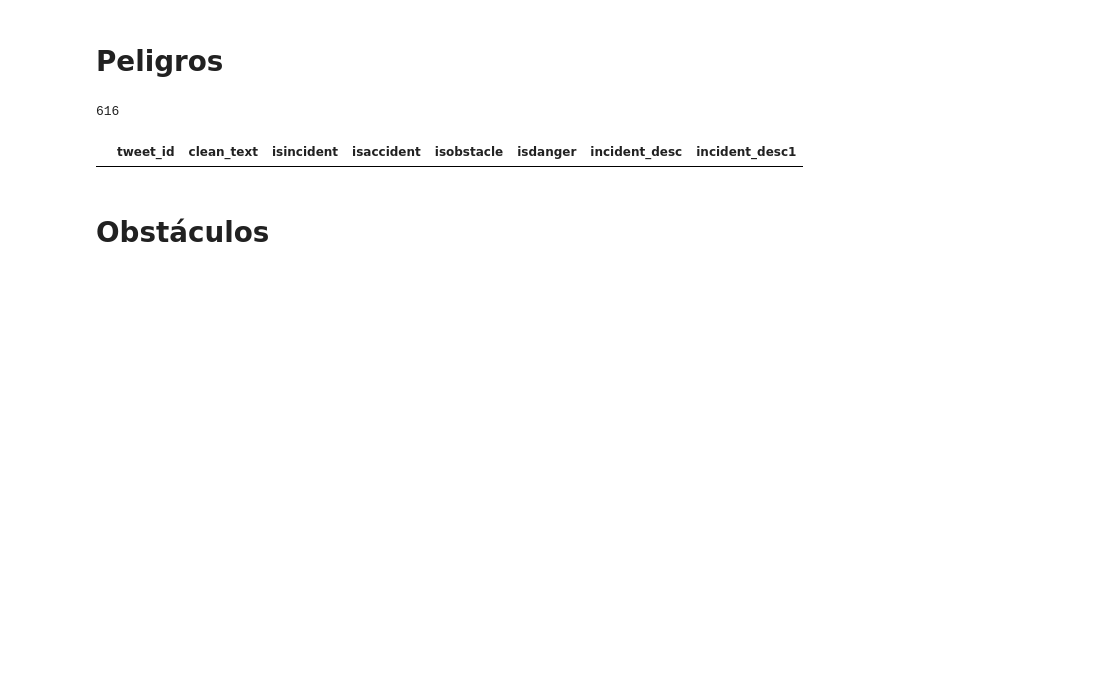
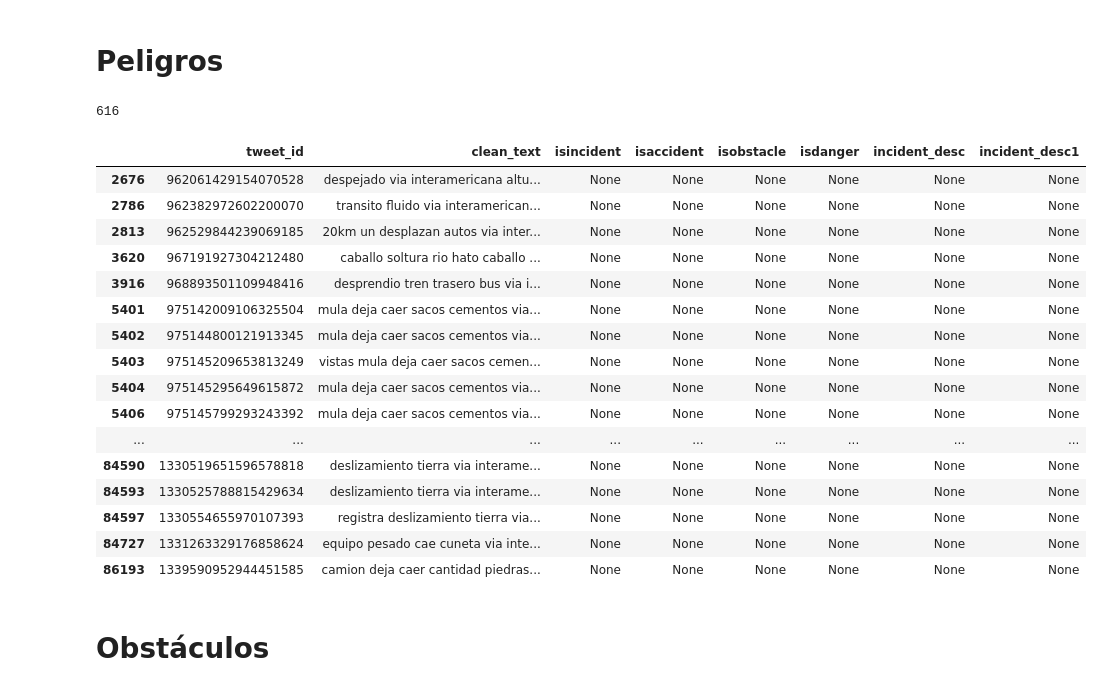
Before and after one commit to Liu-Lc/TwitterTraffic-Pty, a Jupyter notebook: TweetData/clean_data.ipynb, the cells around one changed output. Saved outputs shown, nothing was run; the diff lists cells and outputs as text; code cells hidden in the pictures; blank space fills up the shorter version.

```diff
--- a/TweetData/clean_data.ipynb
+++ b/TweetData/clean_data.ipynb
@@ -89,12 +92,12 @@ len(short_df[extract])
 # %%
-short_df.loc[extract, 'isincident'] = False
+short_df.loc[extract, 'isincident'] = True
 short_df.loc[extract, 'isaccident'] = False
 short_df.loc[extract, 'isobstacle'] = False
-short_df.loc[extract, 'isdanger'] = False
-# short_df.loc[extract, 'incident_desc1'] = 'area acordonada'
+short_df.loc[extract, 'isdanger'] = True
+short_df.loc[extract, 'incident_desc1'] = 'transporte'
 # %%
 ## Check the true with the keyword
-extract = short_df.clean_text.str.contains('redes sociales') & short_df.isincident.isnull()
+extract = short_df.clean_text.str.contains('chorrera provincia panama oeste') & short_df.isincident.isnull()
 short_df[extract]
 # %% [output]
 |  | tweet_id | clean_text | isincident | isaccident | isobstacle | isdanger | incident_desc | incident_desc1 |
@@ -266,10 +291,26 @@ len(short_df[extract])
 # %% [output]
 616
 # %%
-extract = short_df.clean_text.str.contains('metro ') & short_df.isincident.isnull()
+extract = short_df.clean_text.str.contains('interamericana altura') & short_df.isincident.isnull()
 short_df[extract]
 # %% [output]
 |  | tweet_id | clean_text | isincident | isaccident | isobstacle | isdanger | incident_desc | incident_desc1 |
+| 2676 | 962061429154070528 | despejado via interamericana altu... | None | None | None | None | None | None |
+| 2786 | 962382972602200070 | transito fluido via interamerican... | None | None | None | None | None | None |
+| 2813 | 962529844239069185 | 20km un desplazan autos via inter... | None | None | None | None | None | None |
+| 3620 | 967191927304212480 | caballo soltura rio hato caballo ... | None | None | None | None | None | None |
+| 3916 | 968893501109948416 | desprendio tren trasero bus via i... | None | None | None | None | None | None |
+| 5401 | 975142009106325504 | mula deja caer sacos cementos via... | None | None | None | None | None | None |
+| 5402 | 975144800121913345 | mula deja caer sacos cementos via... | None | None | None | None | None | None |
+| 5403 | 975145209653813249 | vistas mula deja caer sacos cemen... | None | None | None | None | None | None |
+| 5404 | 975145295649615872 | mula deja caer sacos cementos via... | None | None | None | None | None | None |
+| 5406 | 975145799293243392 | mula deja caer sacos cementos via... | None | None | None | None | None | None |
+| ... | ... | ... | ... | ... | ... | ... | ... | ... |
+| 84590 | 1330519651596578818 | deslizamiento tierra via interame... | None | None | None | None | None | None |
+| 84593 | 1330525788815429634 | deslizamiento tierra via interame... | None | None | None | None | None | None |
+| 84597 | 1330554655970107393 | registra deslizamiento tierra via... | None | None | None | None | None | None |
+| 84727 | 1331263329176858624 | equipo pesado cae cuneta via inte... | None | None | None | None | None | None |
+| 86193 | 1339590952944451585 | camion deja caer cantidad piedras... | None | None | None | None | None | None |
 # %% [markdown]
 # Obstáculos
 # %%
```
Also changed, not shown: parts of 18 cells of this notebook, 1 other file.
